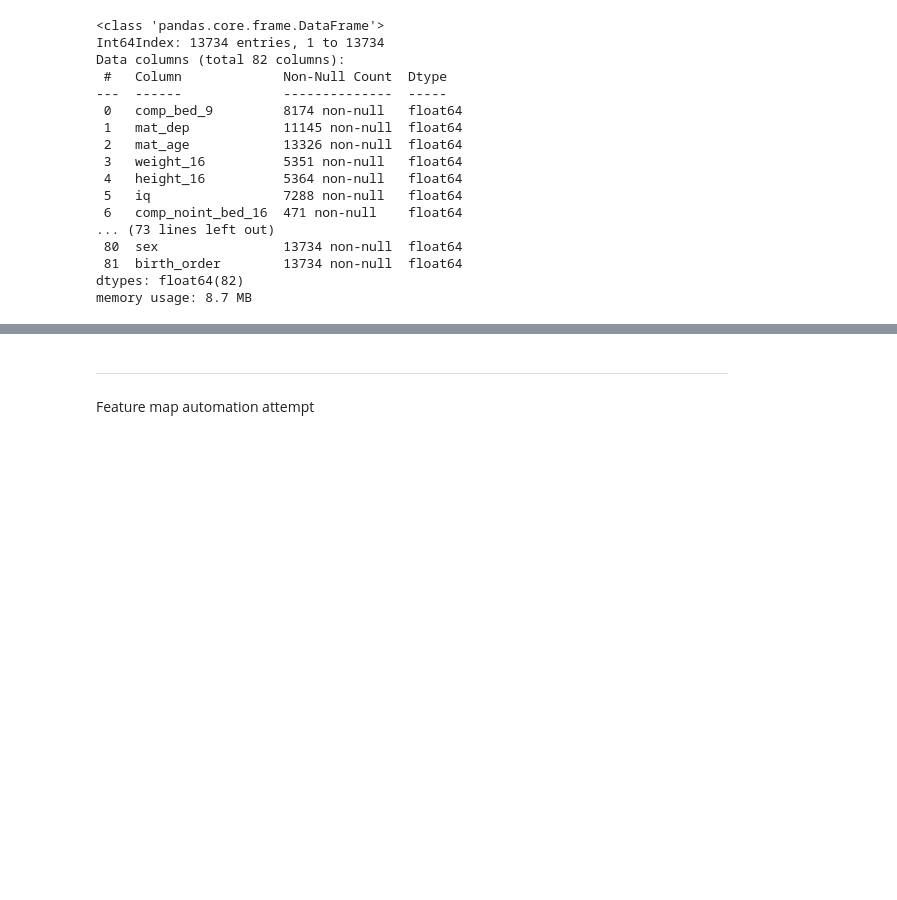
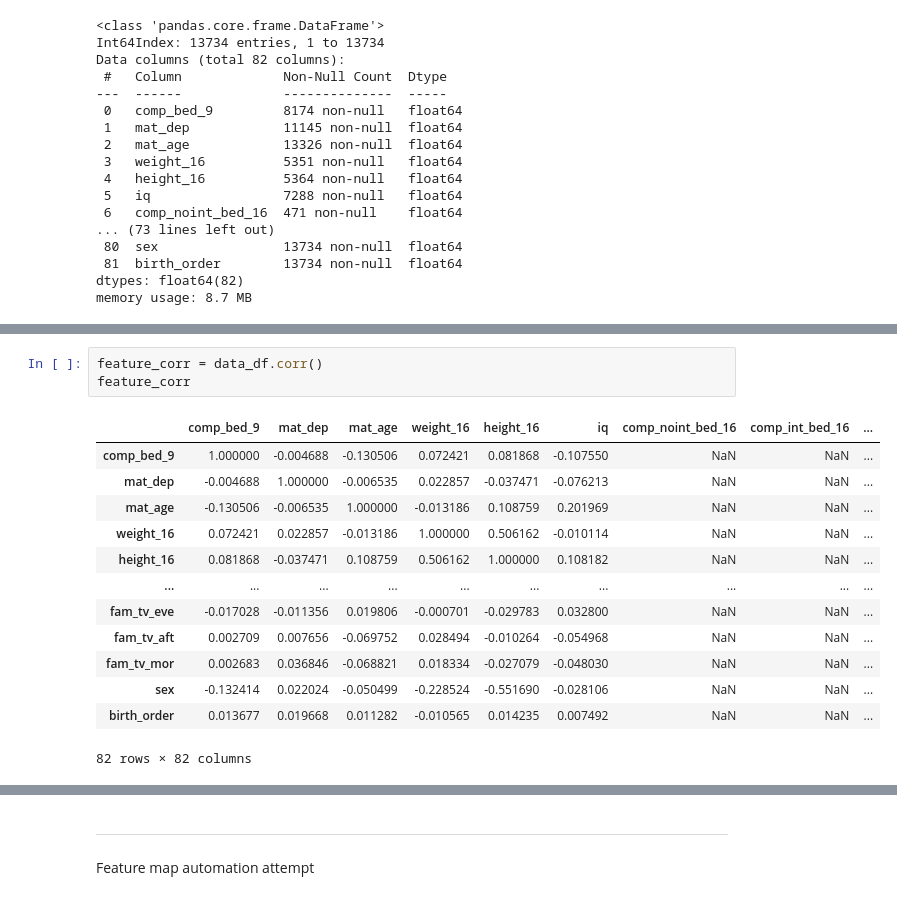
Before and after one commit to kaihulme/alspac-mhst, a Jupyter notebook: screen_time_eda.ipynb, the cells around one changed output, grey strips where cells are left out. Cells and saved outputs as stored; diff of their text form; blank space fills up the shorter version.

```diff
--- a/screen_time_eda.ipynb
+++ b/screen_time_eda.ipynb
@@ -308,0 +315,17 @@ memory usage: 8.7 MB
+# %%
+feature_corr = data_df.corr()
+feature_corr
+# %% [output]
+|  | comp_bed_9 | mat_dep | mat_age | weight_16 | height_16 | iq | comp_noint_bed_16 | comp_int_bed_16 | ... |
+| comp_bed_9 | 1.000000 | -0.004688 | -0.130506 | 0.072421 | 0.081868 | -0.107550 | NaN | NaN | ... |
+| mat_dep | -0.004688 | 1.000000 | -0.006535 | 0.022857 | -0.037471 | -0.076213 | NaN | NaN | ... |
+| mat_age | -0.130506 | -0.006535 | 1.000000 | -0.013186 | 0.108759 | 0.201969 | NaN | NaN | ... |
+| weight_16 | 0.072421 | 0.022857 | -0.013186 | 1.000000 | 0.506162 | -0.010114 | NaN | NaN | ... |
+| height_16 | 0.081868 | -0.037471 | 0.108759 | 0.506162 | 1.000000 | 0.108182 | NaN | NaN | ... |
+| ... | ... | ... | ... | ... | ... | ... | ... | ... | ... |
+| fam_tv_eve | -0.017028 | -0.011356 | 0.019806 | -0.000701 | -0.029783 | 0.032800 | NaN | NaN | ... |
+| fam_tv_aft | 0.002709 | 0.007656 | -0.069752 | 0.028494 | -0.010264 | -0.054968 | NaN | NaN | ... |
+| fam_tv_mor | 0.002683 | 0.036846 | -0.068821 | 0.018334 | -0.027079 | -0.048030 | NaN | NaN | ... |
+| sex | -0.132414 | 0.022024 | -0.050499 | -0.228524 | -0.551690 | -0.028106 | NaN | NaN | ... |
+| birth_order | 0.013677 | 0.019668 | 0.011282 | -0.010565 | 0.014235 | 0.007492 | NaN | NaN | ... |
+82 rows × 82 columns
```
Also changed, not shown: parts of 3 cells of this notebook.
